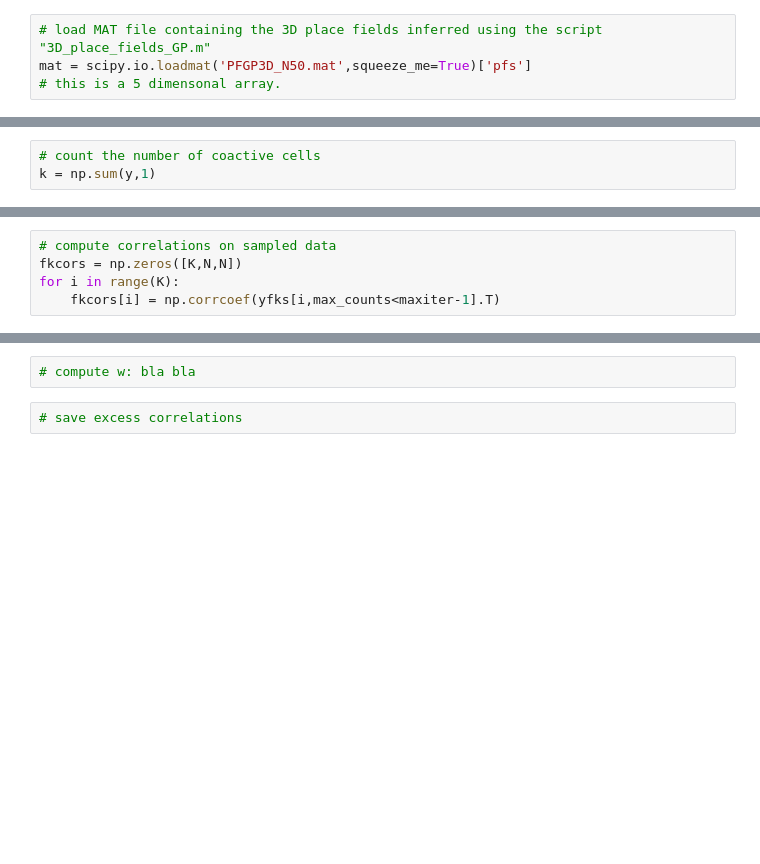
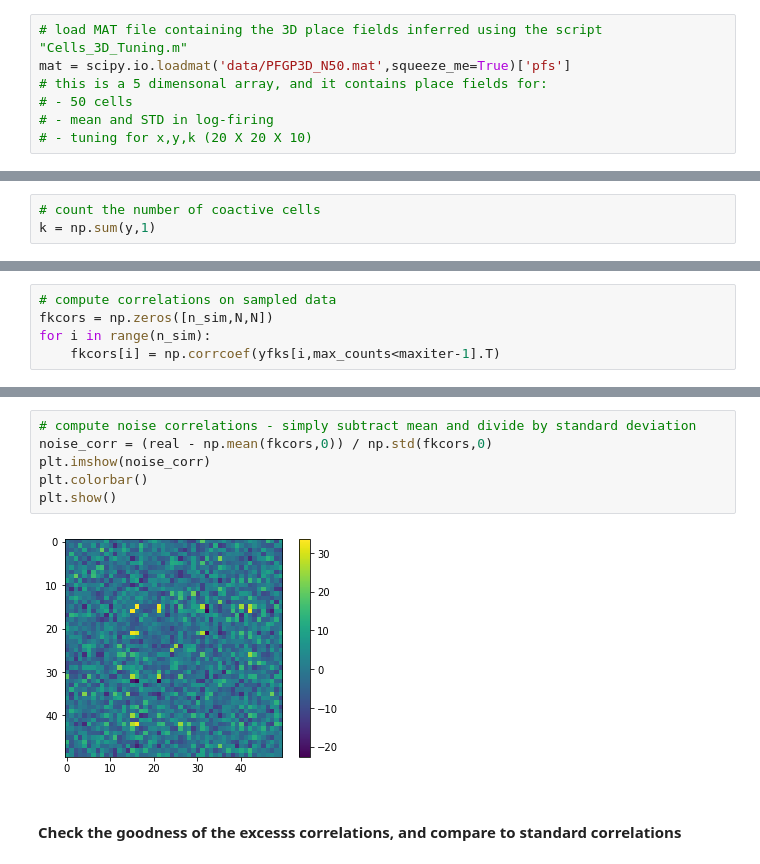
Before and after one commit to Savin-Lab-Code/CA1_network_interactions, a Jupyter notebook: ExcessCorrs.ipynb, the cells around one changed output, grey strips where cells are left out. Cells and saved outputs as stored; diff of their text form; blank space fills up the shorter version.

```diff
--- a/ExcessCorrs.ipynb
+++ b/ExcessCorrs.ipynb
@@ -6,7 +42,10 @@ import scipy.io
 # %%
-# load MAT file containing the 3D place fields inferred using the script "3D_place_fields_GP.m"
-mat = scipy.io.loadmat('PFGP3D_N50.mat',squeeze_me=True)['pfs']
-# this is a 5 dimensonal array.
+# load MAT file containing the 3D place fields inferred using the script "Cells_3D_Tuning.m"
+mat = scipy.io.loadmat('data/PFGP3D_N50.mat',squeeze_me=True)['pfs']
+# this is a 5 dimensonal array, and it contains place fields for:
+# - 50 cells
+# - mean and STD in log-firing
+# - tuning for x,y,k (20 X 20 X 10)
 # %%
 # number of neurons
 N = mat.shape[0]
@@ -75,6 +141,6 @@ print(np.mean(max_counts) == maxiter-1)
 # %%
 # compute correlations on sampled data
-fkcors = np.zeros([K,N,N])
-for i in range(K):
+fkcors = np.zeros([n_sim,N,N])
+for i in range(n_sim):
     fkcors[i] = np.corrcoef(yfks[i,max_counts<maxiter-1].T)
 # %%
@@ -83,4 +154,10 @@ real = np.corrcoef(y[max_counts<maxiter-1].T)
-# %%
-# compute w: bla bla
-# %%
-# save excess correlations
+# %%
+# compute noise correlations - simply subtract mean and divide by standard deviation
+noise_corr = (real - np.mean(fkcors,0)) / np.std(fkcors,0)
+plt.imshow(noise_corr)
+plt.colorbar()
+plt.show()
+# %% [output]
+[figure, added]
+# %% [markdown]
+#### Check the goodness of the excesss correlations, and compare to standard correlations
```
Also changed, not shown: parts of 21 cells of this notebook.
